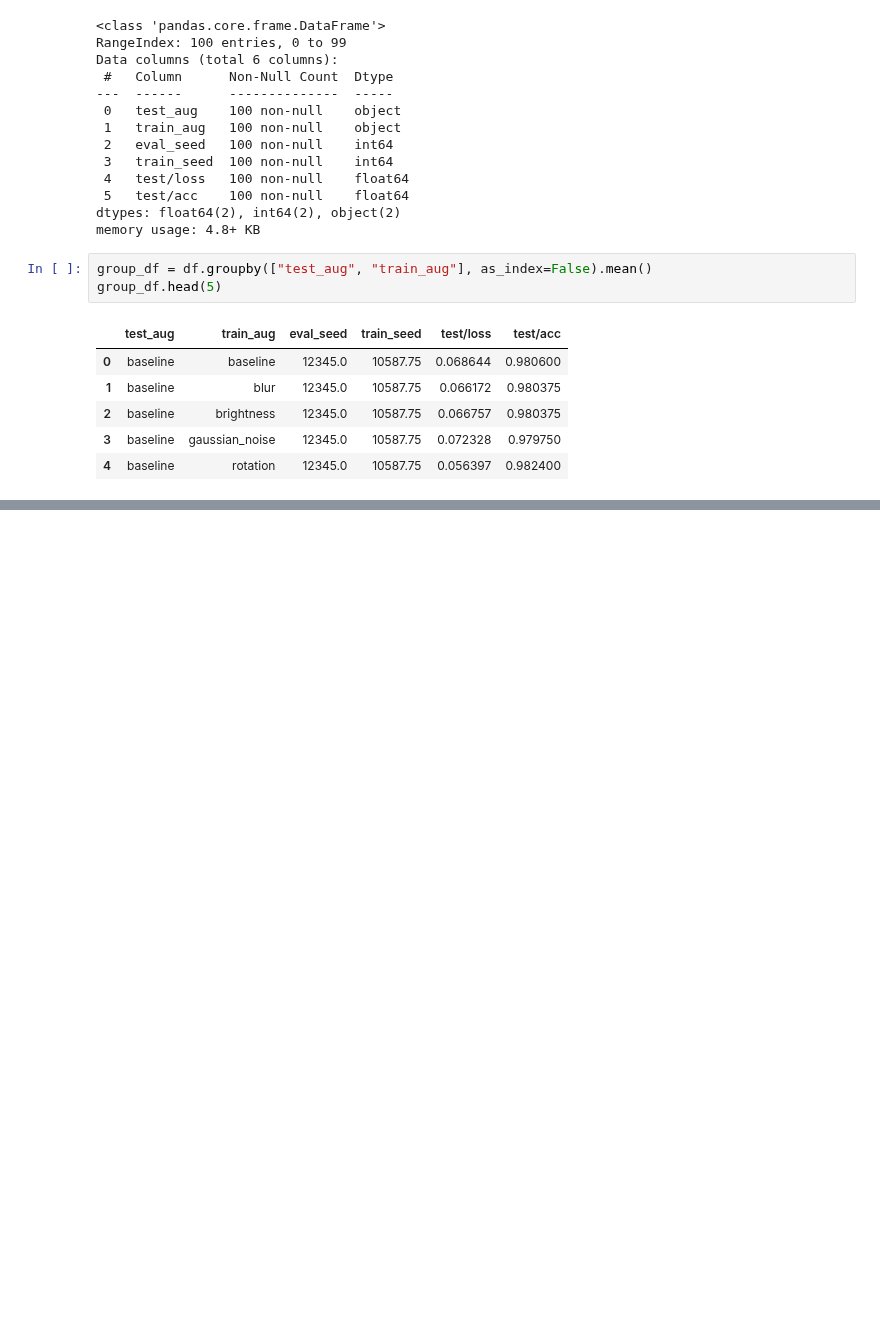
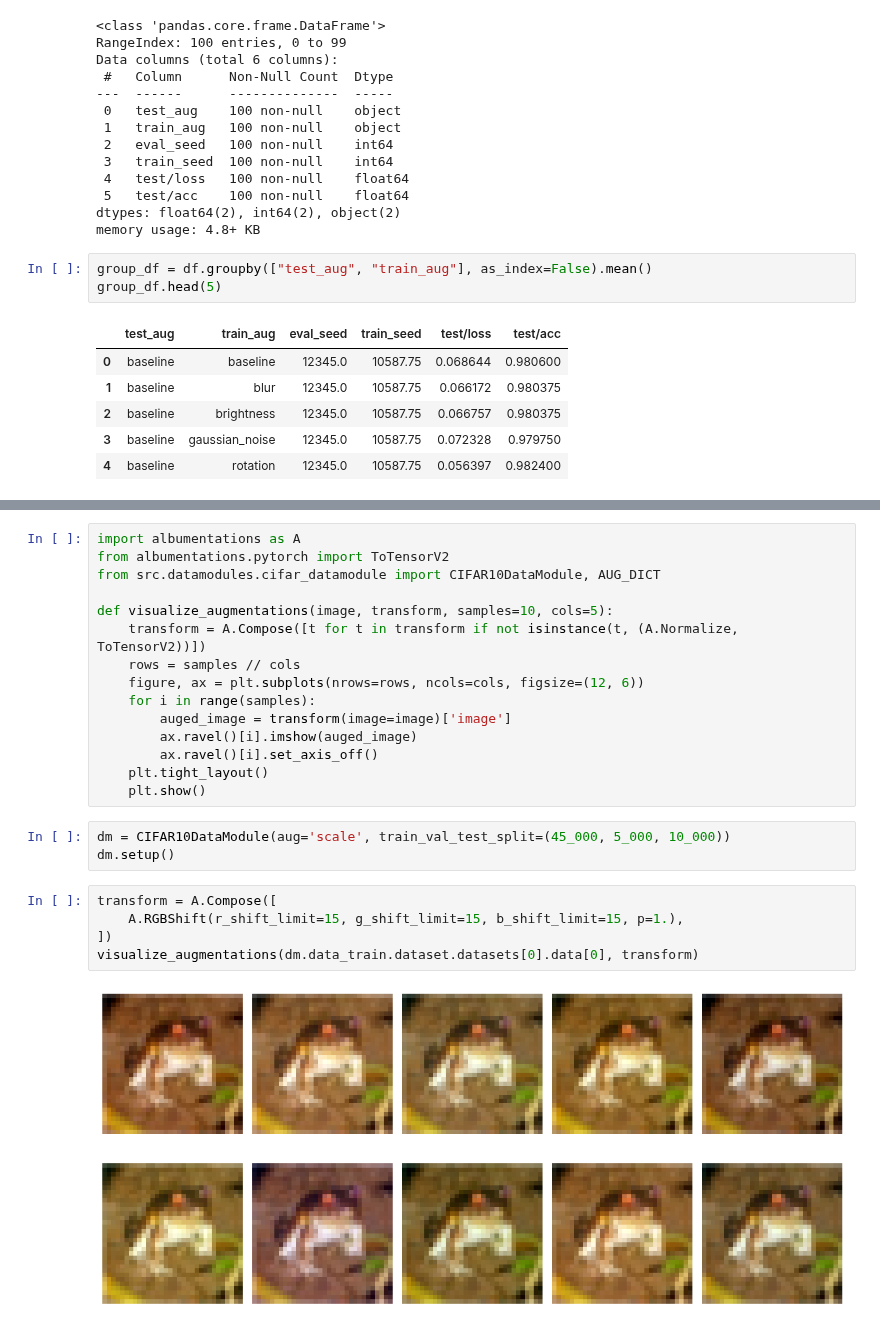
Before and after one commit to NNHieu/OOD_Gen_AugTransfer, a Jupyter notebook: notebooks/main.ipynb, the cells around one changed output, grey strips where cells are left out. Cells and saved outputs as stored; diff of their text form; blank space fills up the shorter version.

Commit message:
added cifar10 augmentations

```diff
--- a/notebooks/main.ipynb
+++ b/notebooks/main.ipynb
@@ -88,0 +92,25 @@ sns.heatmap(corr, cmap=cmap, vmin=0.5, vmax=1.0)
+# %%
+import albumentations as A
+from albumentations.pytorch import ToTensorV2
+from src.datamodules.cifar_datamodule import CIFAR10DataModule, AUG_DICT
+
+def visualize_augmentations(image, transform, samples=10, cols=5):
+    transform = A.Compose([t for t in transform if not isinstance(t, (A.Normalize, ToTensorV2))])
+    rows = samples // cols
+    figure, ax = plt.subplots(nrows=rows, ncols=cols, figsize=(12, 6))
+    for i in range(samples):
+        auged_image = transform(image=image)['image']
+        ax.ravel()[i].imshow(auged_image)
+        ax.ravel()[i].set_axis_off()
+    plt.tight_layout()
+    plt.show()
+# %%
+dm = CIFAR10DataModule(aug='scale', train_val_test_split=(45_000, 5_000, 10_000))
+dm.setup()
+# %%
+transform = A.Compose([
+    A.RGBShift(r_shift_limit=15, g_shift_limit=15, b_shift_limit=15, p=1.),
+])
+visualize_augmentations(dm.data_train.dataset.datasets[0].data[0], transform)
+# %% [output]
+[figure, added]
```
Also changed, not shown: parts of 4 cells of this notebook, 2 other files.
